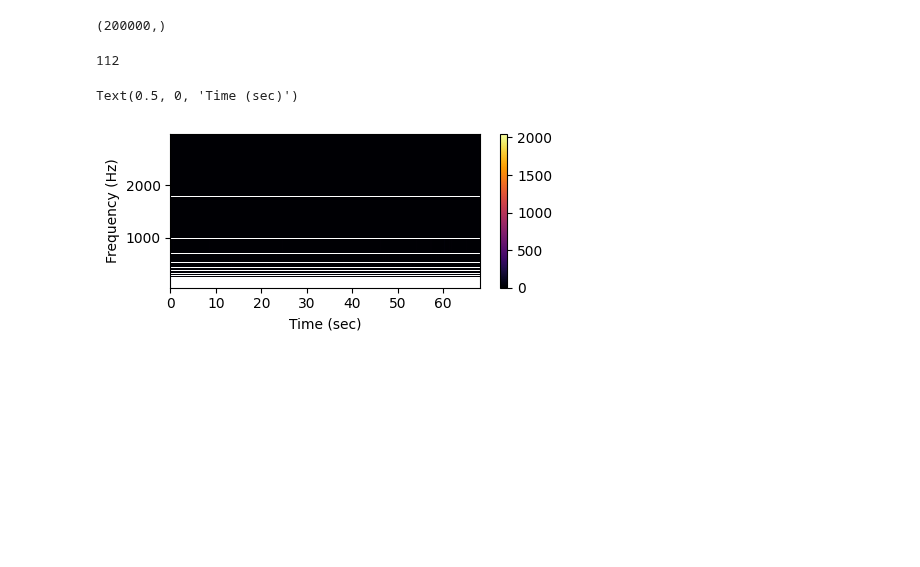
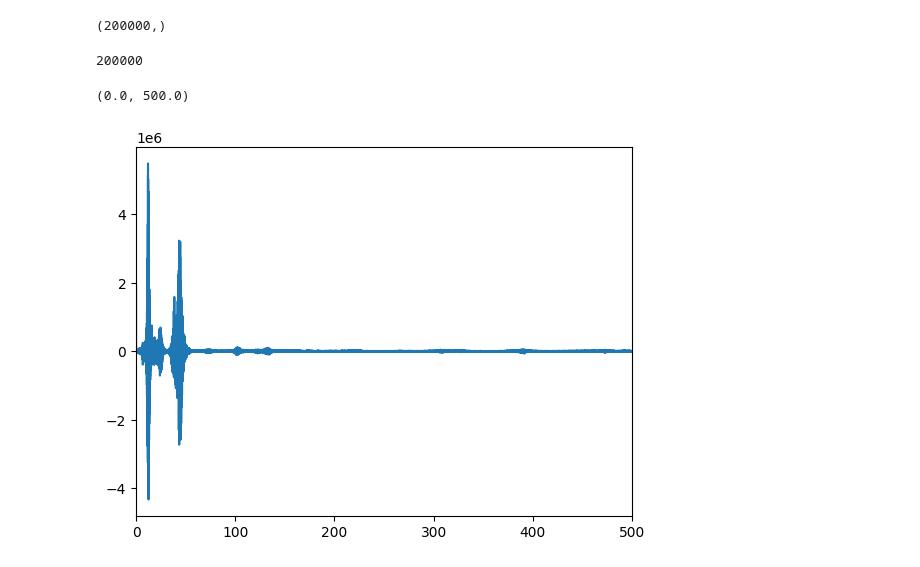
Before and after one commit to CaffineAddic/Wavelet_transforms_in_schlieren_flame_images, a Jupyter notebook: Modueles/Pressure_Wavelet.ipynb, the cells around one changed output. Saved outputs shown, nothing was run; the diff lists cells and outputs as text; code cells hidden in the pictures; blank space fills up the shorter version.

```diff
--- a/Modueles/Pressure_Wavelet.ipynb
+++ b/Modueles/Pressure_Wavelet.ipynb
@@ -4,8 +4,8 @@ from scipy.fft import fft, fftfreq
 import os
 # %%
 loc = '/home/saumya/Documents/Flame-diagonis-Dip/Schlieren-Data/Q200-p09/'
-file_name = '011-pq.xlsx'
-sampling_rate = 2932
+file_name = '008-pq.xlsx'
+sampling_rate = 2000
 # %%
 import pandas as pd
 import matplotlib.pyplot as plt
@@ -24,38 +22,54 @@ import sys
-# %%
-sys.getsizeof(sig)
-# %% [output]
-112
+# %%
+n = sig.shape[0] # Number of data points
+frequencies = np.fft.fftfreq(n, d=1/sampling_rate)
+frequencies_no_cutoff = np.fft.fftfreq(n, d= 1/sampling_rate)
+# %%
+sig.shape[0]
+# %% [output]
+200000
+# %%
+from scipy.fft import fft, fftfreq
+fft_sig = np.zeros_like(sig).astype(np.complex64)
+# fft_sig_median = np.zeros_like(median).astype(np.complex64)
+# fft_freq = np.zeros_like(mean).astype(np.complex64)
+# for i in range(sig.shape[0]):
+    # for j in range(mean.shape[2]):
+fft_sig = fft(sig)
+# %%
+plt.plot(frequencies, fft_sig)
+plt.xlim(0, 500)
+# %% [output]
+(0.0, 500.0)
+[figure, added]
 # %%
-import pywt
+# import pywt
 
 
 
-fs = sampling_rate
-sampling_period = 1/fs
-t = np.linspace(0, sig.shape[0], sig.shape[0])
-t = t/fs
+# fs = sampling_rate
+# sampling_period = 1/fs
+# t = np.linspace(0, sig.shape[0], sig.shape[0])
+# t = t/fs
 
-wavelet = 'morl'
-scale = np.arange(1, 50)
+# wavelet = 'morl'
+# scale = np.arange(1, 50)
 
 
-f = pywt.scale2frequency(wavelet, scale)/sampling_period
+# f = pywt.scale2frequency(wavelet, scale)/sampling_period
 
-coef, freqs = pywt.cwt(sig, scale, wavelet=wavelet,
-                       sampling_period=sampling_period)
+# coef, freqs = pywt.cwt(sig, scale, wavelet=wavelet,
+#                        sampling_period=sampling_period)
 
 
 
-# Show w.r.t. time and frequency
-plt.figure(figsize=(5, 2))
-neg = plt.pcolor(t, freqs, abs(coef), cmap='inferno')
-plt.colorbar(neg)
-# Set yscale, ylim and labels
-# plt.yscale('log')
-# plt.ylim([1, 500])
-plt.ylabel('Frequency (Hz)')
-plt.xlabel('Time (sec)')
-# plt.savefig('egg_german.png', dpi=150)
+# # Show w.r.t. time and frequency
+# plt.figure(figsize=(5, 2))
+# neg = plt.pcolor(t, freqs, abs(coef), cmap='inferno')
+# plt.colorbar(neg)
+# # Set yscale, ylim and labels
+# # plt.yscale('log')
+# plt.ylim([1, 1000])
+# plt.clim(0,100000)
+# plt.ylabel('Frequency (Hz)')
+# plt.xlabel('Time (sec)')
+# # plt.savefig('egg_german.png', dpi=150)
-# %% [output]
-Text(0.5, 0, 'Time (sec)')
-[figure, removed]
```
Also changed, not shown: parts of 1 cell of this notebook, 1 other file.
